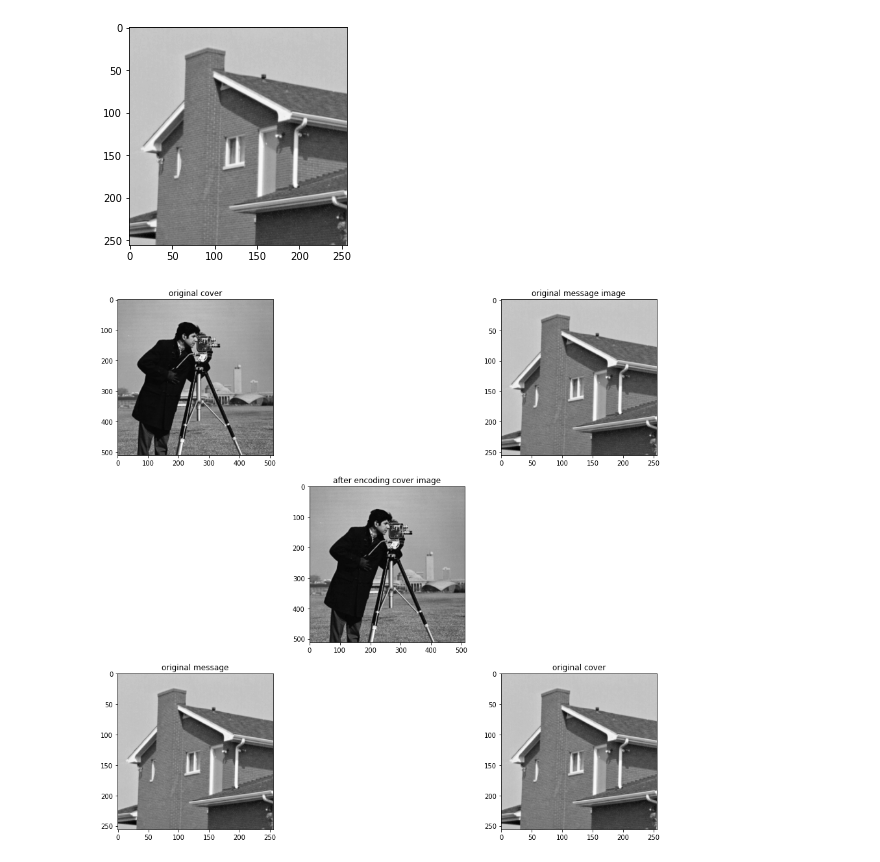
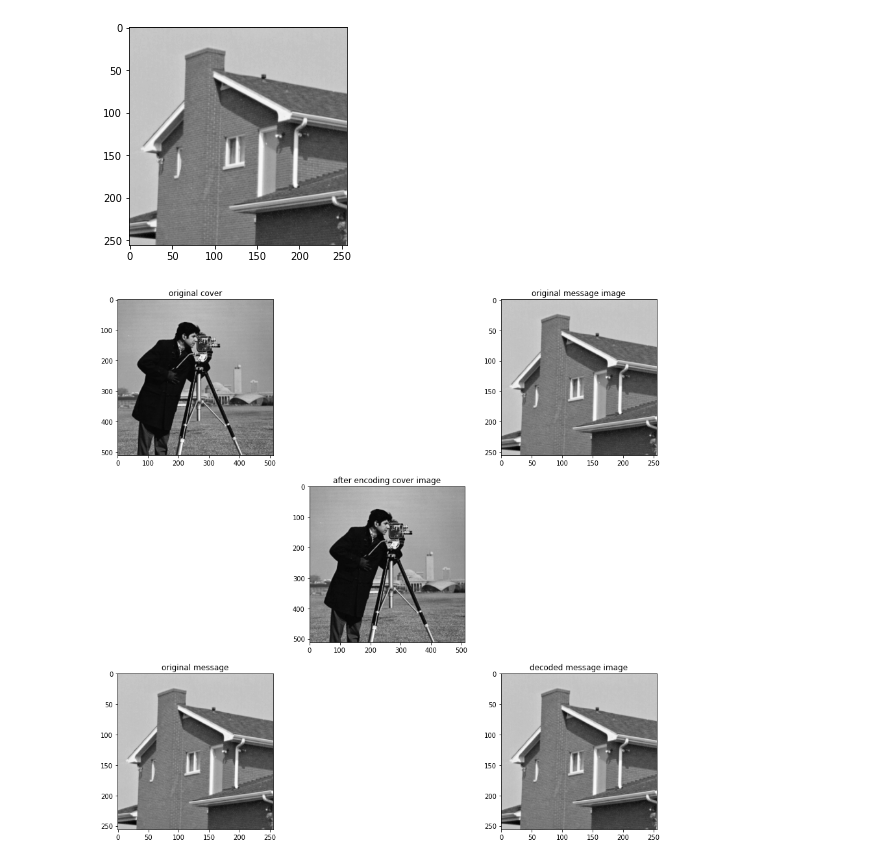
Before and after one commit to samiparnab2/Image-Processing-OpenCV-python, a Jupyter notebook: Steganography(LSB).ipynb, the cells around one changed output. Drawn from its saved outputs; the diff is of its cells as text; code cells hidden in the pictures.

```diff
--- a/Steganography(LSB).ipynb
+++ b/Steganography(LSB).ipynb
@@ -152,20 +152,20 @@ plt.show()
 # %%
 plt.figure(figsize=(15,15))
 plt.subplot(3,3,1)
 plt.title('original cover')
 plt.imshow(cover,cmap='gray')
 plt.subplot(3,3,3)
 plt.title('original message image')
 plt.imshow(msg,cmap='gray')
 plt.subplot(3,3,5)
 plt.title('after encoding cover image')
 plt.imshow(cover_stego,cmap='gray')
 plt.subplot(3,3,7)
 plt.title('original message')
 plt.imshow(msg,cmap='gray')
 plt.subplot(3,3,9)
-plt.title('original cover')
+plt.title('decoded message image')
 plt.imshow(msg_dec,cmap='gray')
 plt.show()
 # %% [output]
-[figure, old version]
+[figure, new version]
```
